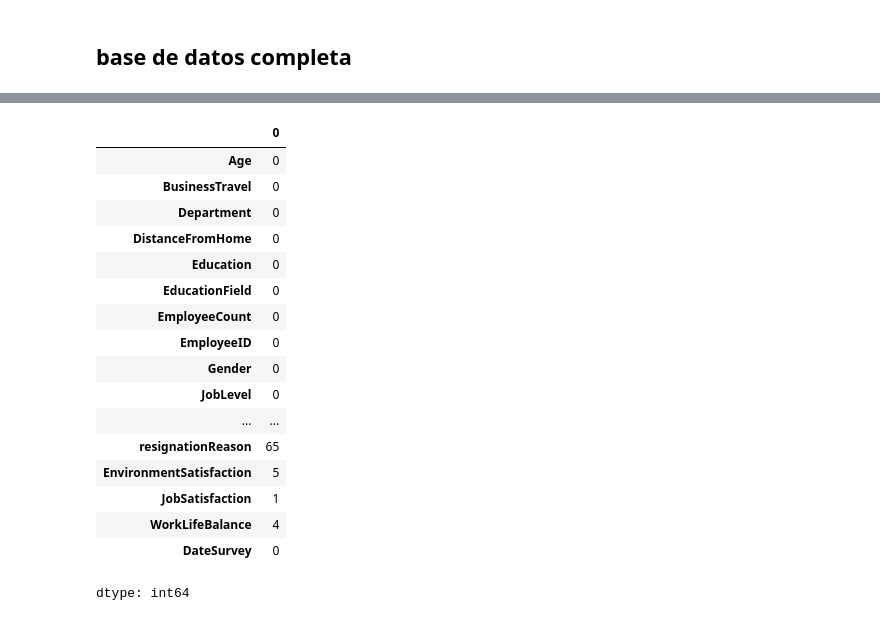
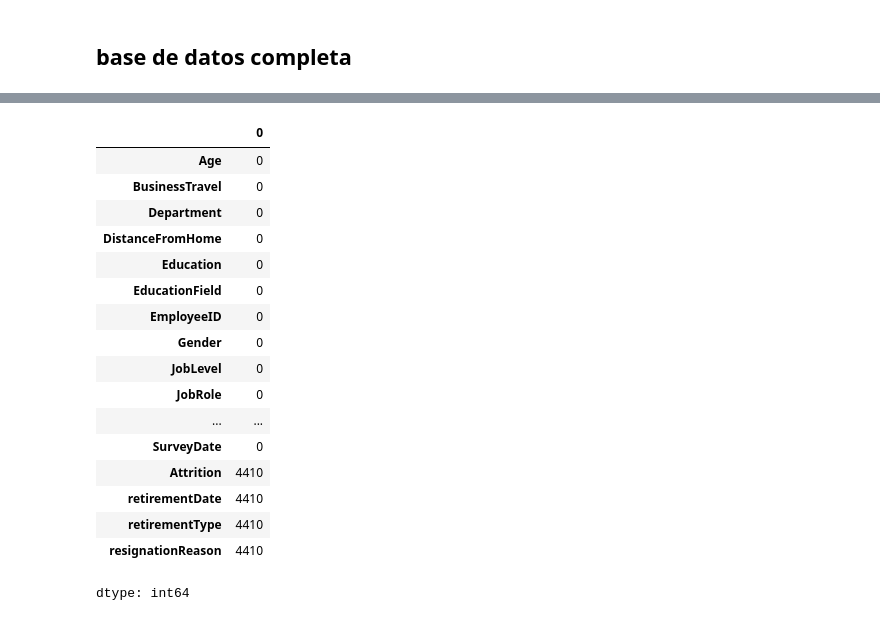
Before and after one commit to auramolina/Anal-tica-en-recursos-humanos, a Jupyter notebook: giberto1.ipynb, the cells around one changed output, grey strips where cells are left out. Cells and saved outputs as stored; diff of their text form; code cells hidden in the pictures.

```diff
--- a/giberto1.ipynb
+++ b/giberto1.ipynb
@@ -460,3 +424,6 @@ employee_survey.isnull().sum()
 | WorkLifeBalance | 76 |
 | DateSurvey | 0 |
 dtype: int64
+# %%
+employee_survey['DateSurvey'] = pd.to_datetime(employee_survey['DateSurvey'], format='%d/%m/%Y')
+employee_survey['DateSurvey']
@@ -462,0 +445,5 @@ dtype: int64
+# %%
+# Filtrar los datos para el año 2015
+es2016 = employee_survey[employee_survey['DateSurvey'].dt.year == 2016]
+
+es2016.sort_values(by=['EmployeeID'], ascending=1)
@@ -463,2 +464,5 @@ dtype: int64
+# %%
+# Eliminación de variables no significativas
+es2016.drop(['DateSurvey','InfoDate'], axis=1, inplace=True)
 # %% [markdown]
 ## <font color='0c2054'> **base de datos completa** </font>
@@ -465,7 +471,9 @@ dtype: int64
 # %%
-# Concatenar por filas
-Dat_completos = data_general.merge(manager_survey, on='EmployeeID').merge(retirement_info, on='EmployeeID').merge(employee_survey,on='EmployeeID')
+# Realizar las uniones (left join) de los DataFrames
+d2016 = (dg2016
+                .merge(es2016, on='EmployeeID', how='left')
+                .merge(ms2016, on='EmployeeID', how='left')
+                .merge(retirement_info_2016, on='EmployeeID', how='left'))
 
-# Mostrar el DataFrame concatenado
-Dat_completos.sort_values(by=['EmployeeID'],ascending=1)
+d2016.sort_values(by=['EmployeeID'], ascending=1)
 # %% [output]
@@ -485,22 +512,22 @@ Dat_completos.sort_values(by=['EmployeeID'],ascending=1)
 # %%
 #observar los nulos de la base de datos
-Dat_completos.isnull().sum()
+d2016.isnull().sum()
 # %% [output]
 |  | 0 |
 | Age | 0 |
 | BusinessTravel | 0 |
 | Department | 0 |
 | DistanceFromHome | 0 |
 | Education | 0 |
 | EducationField | 0 |
-| EmployeeCount | 0 |
 | EmployeeID | 0 |
 | Gender | 0 |
 | JobLevel | 0 |
+| JobRole | 0 |
 | ... | ... |
-| resignationReason | 65 |
-| EnvironmentSatisfaction | 5 |
-| JobSatisfaction | 1 |
-| WorkLifeBalance | 4 |
-| DateSurvey | 0 |
+| SurveyDate | 0 |
+| Attrition | 4410 |
+| retirementDate | 4410 |
+| retirementType | 4410 |
+| resignationReason | 4410 |
 dtype: int64
```
Also changed, not shown: parts of 21 cells of this notebook.
